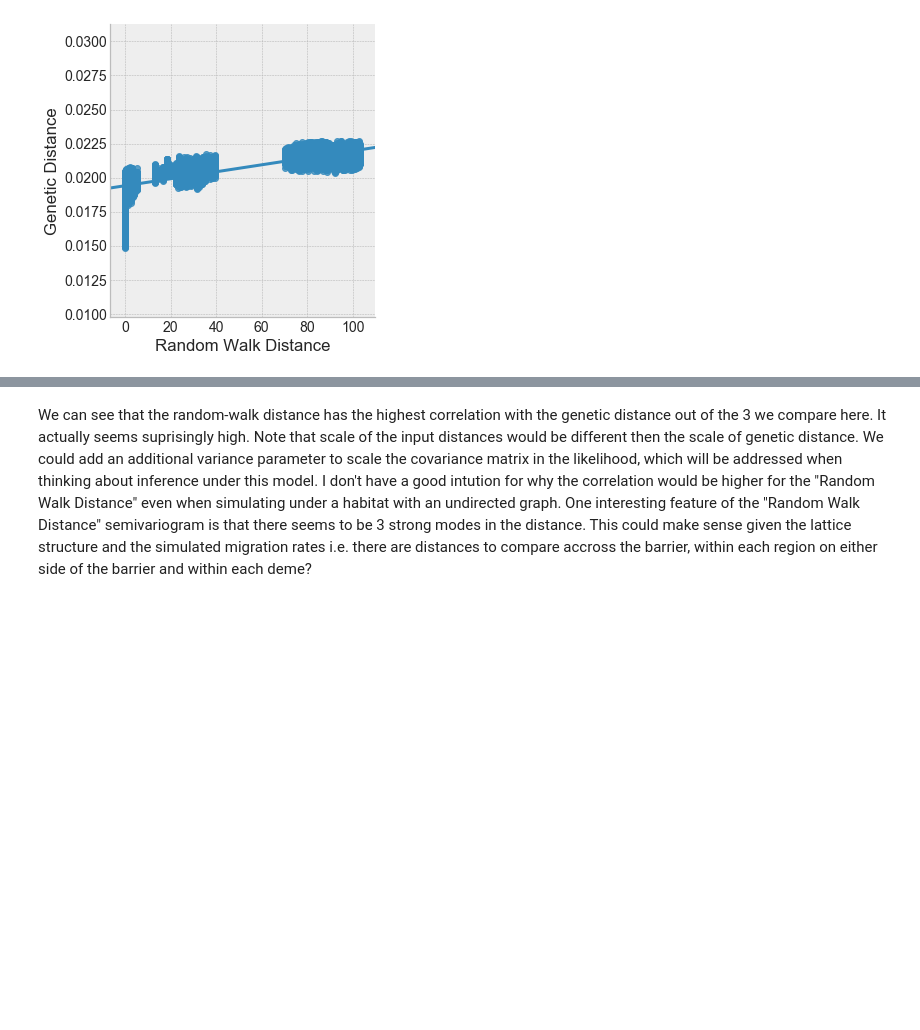
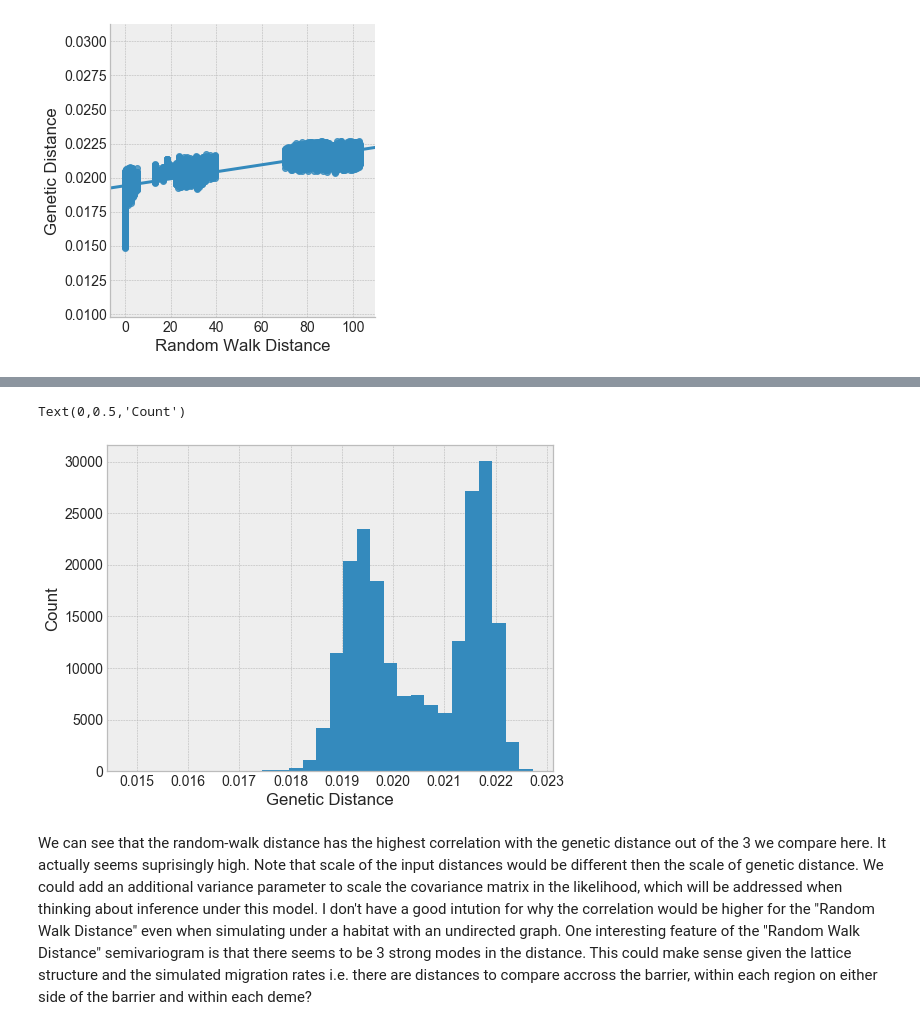
Before and after one commit to jhmarcus/spatial-random-walk, a Jupyter notebook: notebooks/isolation_by_srw.ipynb, the cells around one changed output, grey strips where cells are left out. Saved outputs shown, nothing was run; the diff lists cells and outputs as text; code cells hidden in the pictures; blank space fills up the shorter version.

```diff
--- a/notebooks/isolation_by_srw.ipynb
+++ b/notebooks/isolation_by_srw.ipynb
@@ -334,2 +334,9 @@ Text(0,0.5,'Count')
+# %%
+plt.hist(dist_df['Genetic Distance'], bins=30)
+plt.xlabel('Genetic Distance')
+plt.ylabel('Count')
+# %% [output]
+Text(0,0.5,'Count')
+[figure, added]
 # %% [markdown]
 We can see that the random-walk distance has the highest correlation with the genetic distance out of the 3 we compare here. It actually seems suprisingly high. Note that scale of the input distances would be different then the scale of genetic distance. We could add an additional variance parameter to scale the covariance matrix in the likelihood, which will be addressed when thinking about inference under this model. I don't have a good intution for why the correlation would be higher for the "Random Walk Distance" even when simulating under a habitat with an undirected graph. One interesting feature of the "Random Walk Distance" semivariogram is that there seems to be 3 strong modes in the distance. This could make sense given the lattice structure and the simulated migration rates i.e. there are distances to compare accross the barrier, within each region on either side of the barrier and within each deme?
```
Also changed, not shown: parts of 2 cells of this notebook, 5 other files.
